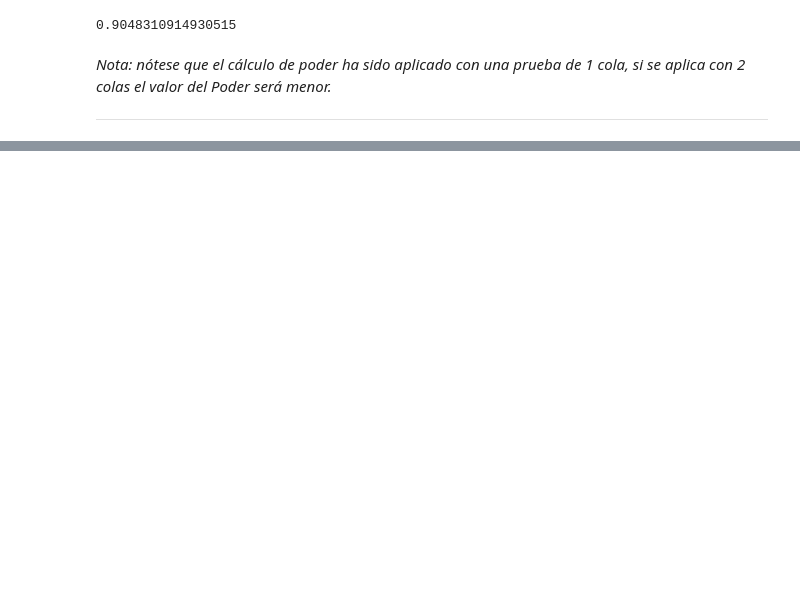
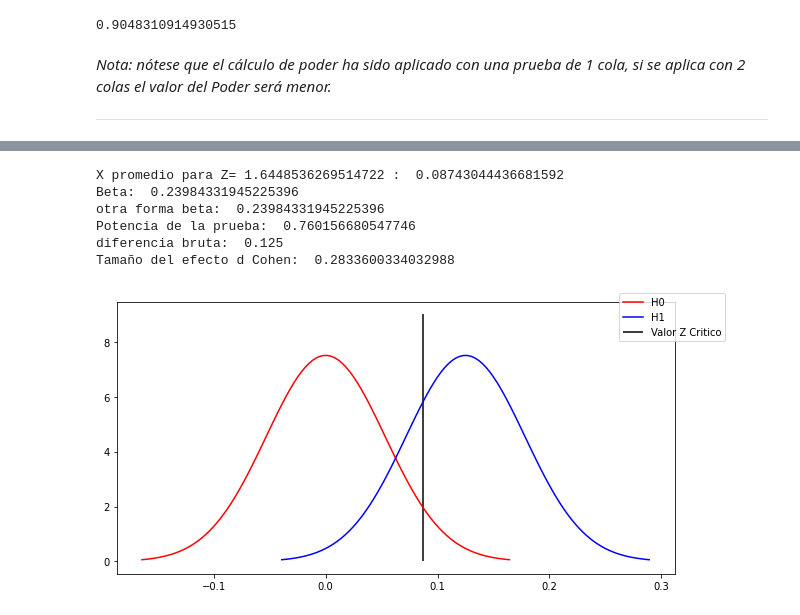
Before and after one commit to robertomoragad/Estadistica, a Jupyter notebook: Ejemplo_Experimentos_caso_uso_productos.ipynb, the cells around one changed output, grey strips where cells are left out. Cells and saved outputs as stored; diff of their text form; code cells hidden in the pictures; blank space fills up the shorter version.

```diff
--- a/Ejemplo_Experimentos_caso_uso_productos.ipynb
+++ b/Ejemplo_Experimentos_caso_uso_productos.ipynb
@@ -357,0 +673,61 @@ n= 800
+# %%
+## 10) Calcular la potencia de la prueba (1 - beta)
+
+#buscar el valor en Porcentaje correspondiente al Z critico
+x = (Zcritico1 * Sp_1p_2)# por la derecha
+print('X promedio para Z=',Zcritico1,': ',x)
+
+#otra forma mas simple con Scipy usando ppf
+x_b = stats.norm.ppf((1-alpha), loc=0, scale=Sp_1p_2) # 0 es la media de H0
+#print('X promedio para Z=',Zcritico,': ',x_b)
+
+
+#Calcular Beta (error tipo II)
+#forma simple con Scipy
+beta = stats.norm.cdf(Zcritico1, loc=Z, scale=1) #en Z el sigma = 1 (scale)
+print('Beta: ',beta)
+
+#otra forma simple para calcular Beta con Scipy
+beta1 = stats.norm.cdf(Zcritico1-Z)
+print('otra forma beta: ', beta1)
+
+#Calcular Potencia estadística (1- beta)
+print('Potencia de la prueba: ', 1-beta)
+
+
+## 11) Calcular el tamaño del efecto
+
+efecto_bruto = (p_2 - p_1)
+print('diferencia bruta: ', dif_bruta)
+
+tamano_efecto = (efecto_bruto / sigma) # efecto estandarizado d Cohen
+print('Tamaño del efecto d Cohen: ', tamano_efecto)
+
+
+#graficar H0 y H1
+
+#proyectar distribucion diferencias prop H0
+H0_dif_prop = stats.norm(0, Sp_1p_2 )
+H0_x_dif_prop = np.linspace(H0_dif_prop.ppf(0.001), H0_dif_prop.ppf(0.999), 100)
+H0_pdf_dif_prop = H0_dif_prop.pdf(H0_x_dif_prop) #funcion densidad probabilidad
+
+#proyectar distribucion diferencias prop H0
+H1_dif_prop = stats.norm(p_2 - p_1, Sp_1p_2 )
+H1_x_dif_prop = np.linspace(H1_dif_prop.ppf(0.001), H1_dif_prop.ppf(0.999), 100)
+H1_pdf_dif_prop = H1_dif_prop.pdf(H1_x_dif_prop) #funcion densidad probabilidad
+
+
+plt.figure(figsize=(10, 5)) #tamaño grafico
+plt.plot(H0_x_dif_prop, H0_pdf_dif_prop,"r", ) #medias h0 fit
+plt.plot(H1_x_dif_prop, H1_pdf_dif_prop,"b", ) #medias h1 fit
+plt.vlines(ymin=0, ymax=9, x=x)#Z critico
+plt.legend(['H0','H1', 'Valor Z Critico'],bbox_to_anchor=(1.1,1.05))
+plt.show()
+# %% [output]
+X promedio para Z= 1.6448536269514722 :  0.08743044436681592
+Beta:  0.23984331945225396
+otra forma beta:  0.23984331945225396
+Potencia de la prueba:  0.760156680547746
+diferencia bruta:  0.125
+Tamaño del efecto d Cohen:  0.2833600334032988
+[figure, added]
```
Also changed, not shown: parts of 45 cells of this notebook.
